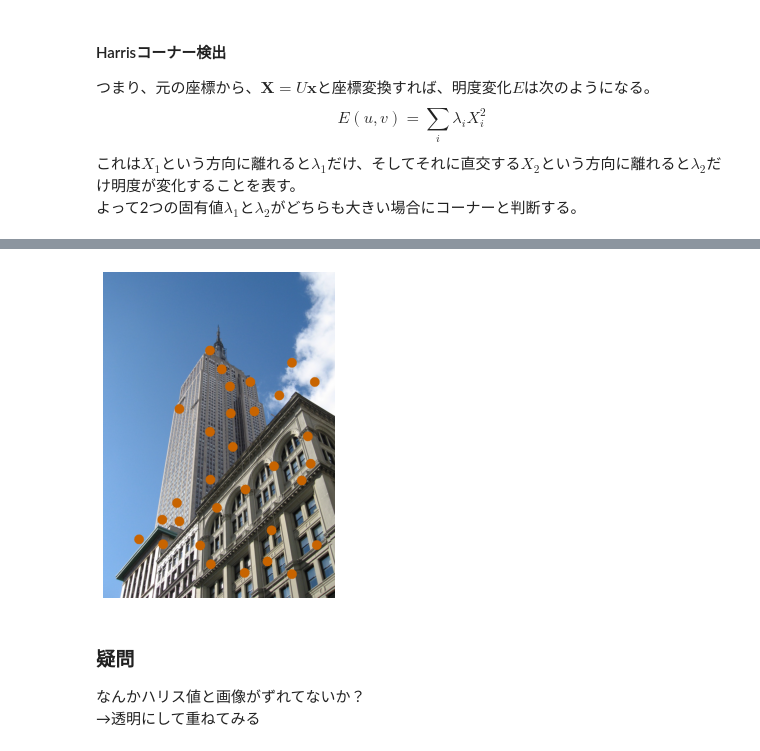
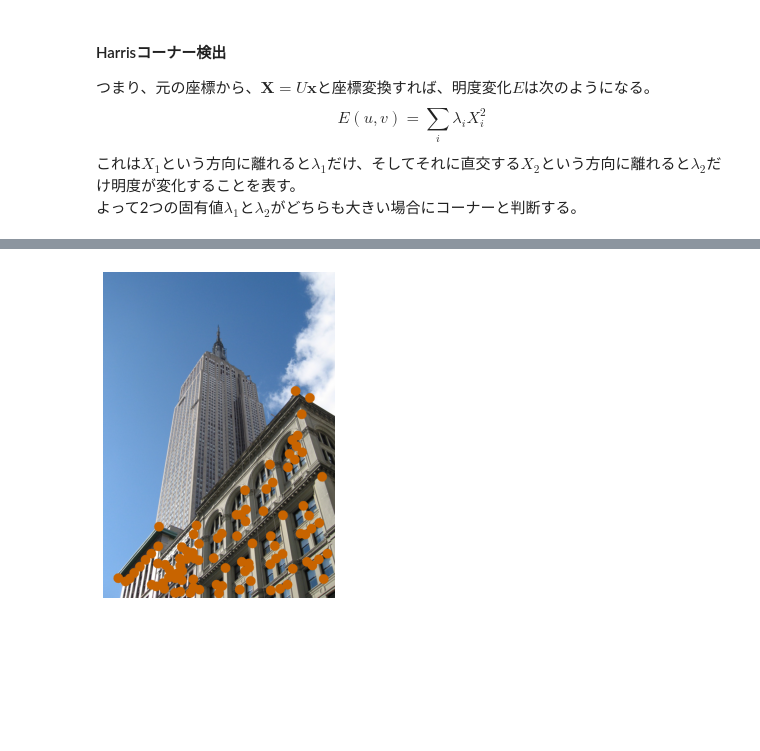
Before and after one commit to SolKul/image_processing, a Jupyter notebook: notebooks/ComputerVision02.ipynb, the cells around one changed output, grey strips where cells are left out. Saved outputs shown, nothing was run; the diff lists cells and outputs as text; code cells hidden in the pictures; blank space fills up the shorter version.

```diff
--- a/notebooks/ComputerVision02.ipynb
+++ b/notebooks/ComputerVision02.ipynb
@@ -127,13 +127,10 @@ $$
 これは$X_1$という方向に離れると$\lambda_1$だけ、そしてそれに直交する$X_2$という方向に離れると$\lambda_2$だけ明度が変化することを表す。
 よって2つの固有値$\lambda_1$と$\lambda_2$がどちらも大きい場合にコーナーと判断する。
 # %%
-from scipy import ndimage
-
 sigma=3
 # 画像を読み込む
-im_path=Path("resources/sample_images/empire.jpg")
+im_path=Path("resources/data/empire.jpg")
 im=cv2.imread(str(im_path))
 im_gray=cv2.cvtColor(im,cv2.COLOR_BGR2GRAY)
-imx=ndimage.gaussian_filter(im_gray,(sigma,sigma),(0,1),float)
-impro.imshow(imx,show_mode="scale")
+impro.imshow(im_gray)
 # %% [output]
@@ -144,0 +138,4 @@ impro.imshow(harrisim,show_mode="scale")
+# %%
+# 自作モジュールでHarris応答画像を計算
+harrisim=detection.compute_harris_response(im_gray,sigma=3,k=0.06)
+impro.imshow(harrisim,show_mode="scale")
@@ -145,10 +151,6 @@ impro.imshow(harrisim,show_mode="scale")
 # %%
-harrisim=detection.compute_harris_response(im_gray,sigma=3)
-coords=detection.search_harris_point(harrisim,min_dist=40,threshold=0.999)
+# 自作モジュールで実装したコーナー検索でコーナーを検索
+coords=detection.search_harris_point(harrisim,min_dist=10,threshold=0.1)
 detection.plot_harris_points(im,coords)
 # %% [output]
-[figure, old version]
+[figure, new version]
-# %% [markdown]
-### 疑問
-なんかハリス値と画像がずれてないか？
-→透明にして重ねてみる
```
Also changed, not shown: parts of 10 cells of this notebook.
